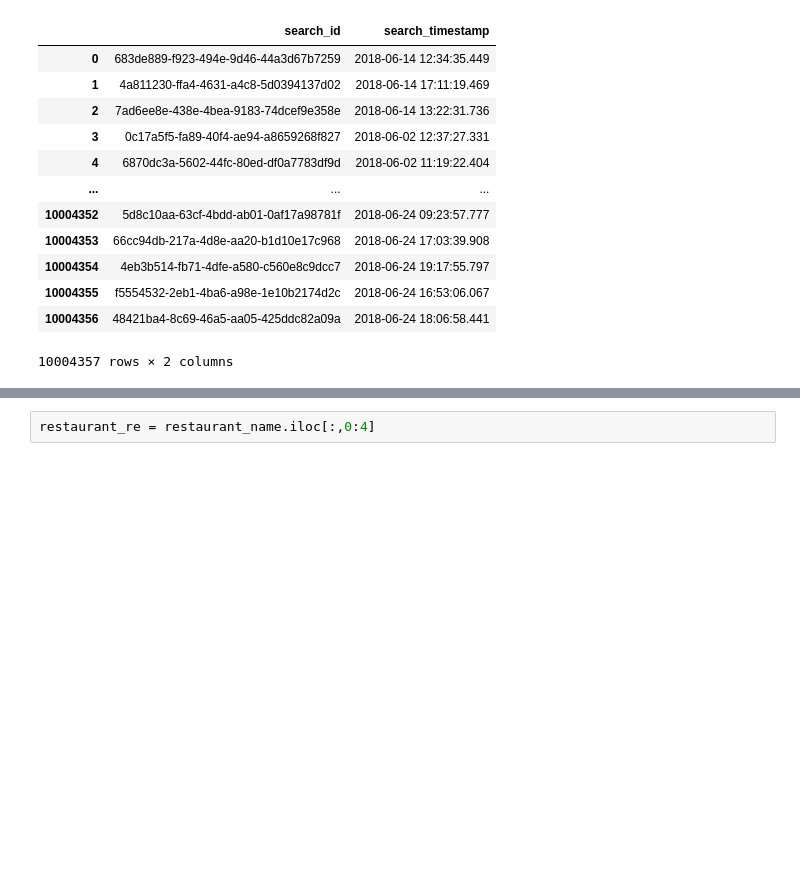
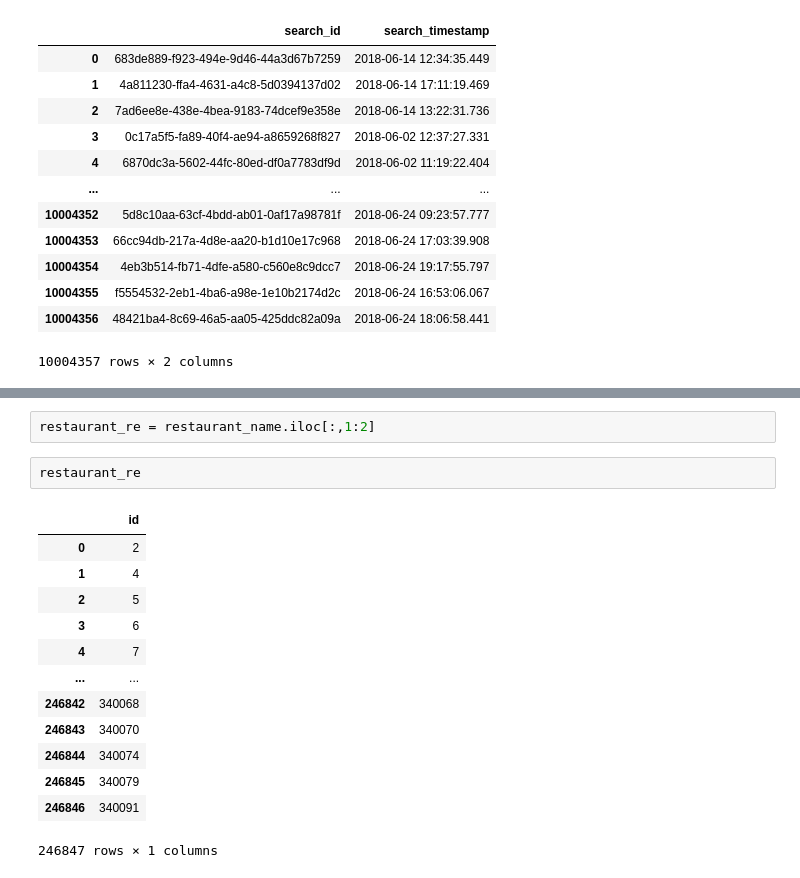
Before and after one commit to Nutsudapenpong/DPDM, a Jupyter notebook: HRR.ipynb, the cells around one changed output, grey strips where cells are left out. Cells and saved outputs as stored; diff of their text form; blank space fills up the shorter version.

```diff
--- a/HRR.ipynb
+++ b/HRR.ipynb
@@ -73,3 +87,19 @@ click_re
 # %%
-restaurant_re = restaurant_name.iloc[:,0:4]
+restaurant_re = restaurant_name.iloc[:,1:2]
+# %%
+restaurant_re
+# %% [output]
+|  | id |
+| 0 | 2 |
+| 1 | 4 |
+| 2 | 5 |
+| 3 | 6 |
+| 4 | 7 |
+| ... | ... |
+| 246842 | 340068 |
+| 246843 | 340070 |
+| 246844 | 340074 |
+| 246845 | 340079 |
+| 246846 | 340091 |
+246847 rows × 1 columns
 # %%
```
Also changed, not shown: parts of 10 cells of this notebook.
